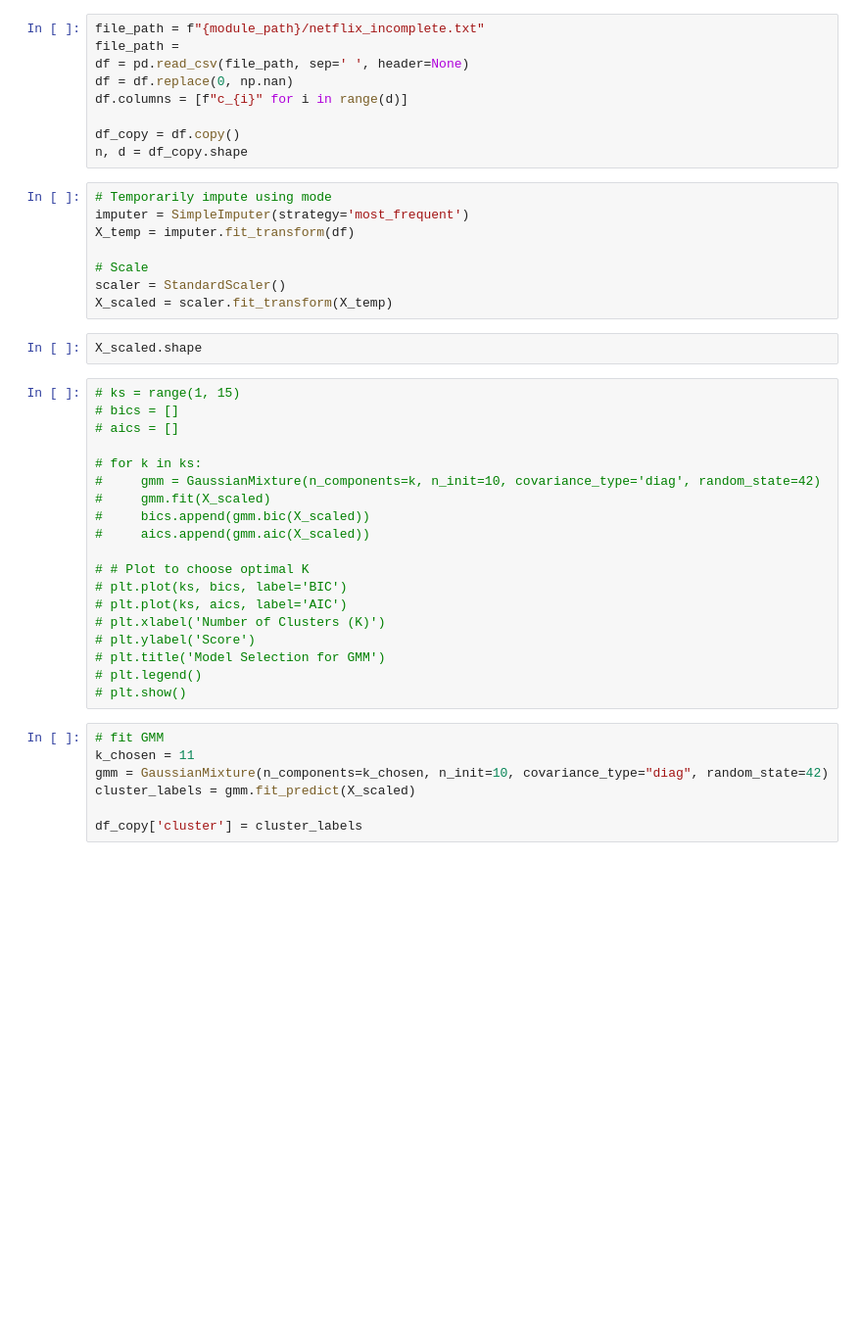
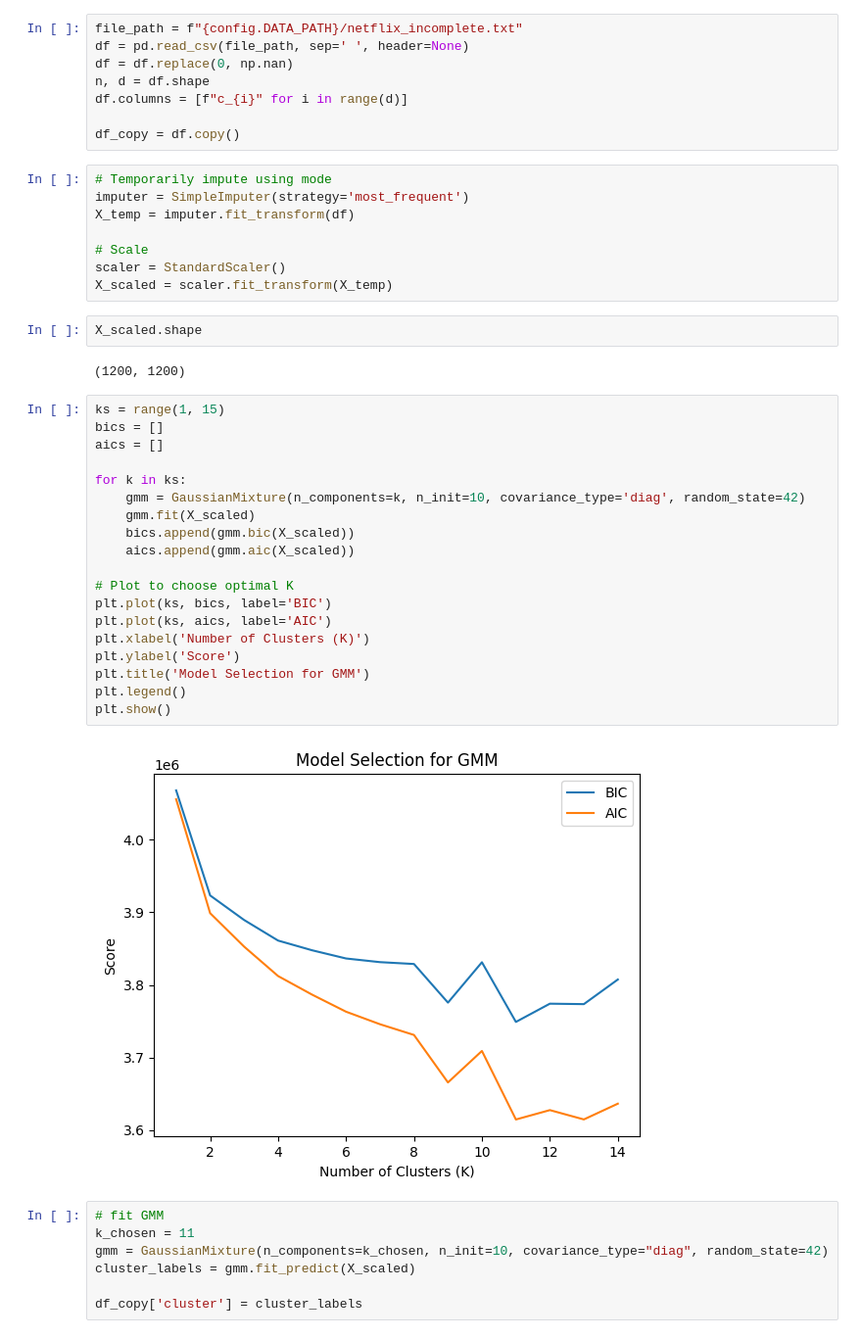
Before and after one commit to pr-rithwik/cluster_netflix, a Jupyter notebook: notebooks/rating_cluster_imputation.ipynb, the cells around one changed output. Shown at 98% size. Saved outputs shown, nothing was run; the diff lists cells and outputs as text; blank space fills up the shorter version.

```diff
--- a/notebooks/rating_cluster_imputation.ipynb
+++ b/notebooks/rating_cluster_imputation.ipynb
@@ -20,14 +24,13 @@ from sklearn.impute import SimpleImputer
 from sklearn.preprocessing import StandardScaler
 import matplotlib.pyplot as plt
 # %%
-file_path = f"{module_path}/netflix_incomplete.txt"
-file_path =
+file_path = f"{config.DATA_PATH}/netflix_incomplete.txt"
 df = pd.read_csv(file_path, sep=' ', header=None)
 df = df.replace(0, np.nan)
+n, d = df.shape
 df.columns = [f"c_{i}" for i in range(d)]
 
 df_copy = df.copy()
-n, d = df_copy.shape
 # %%
 # Temporarily impute using mode
 imputer = SimpleImputer(strategy='most_frequent')
@@ -38,25 +41,29 @@ scaler = StandardScaler()
 X_scaled = scaler.fit_transform(X_temp)
 # %%
 X_scaled.shape
+# %% [output]
+(1200, 1200)
 # %%
-# ks = range(1, 15)
-# bics = []
-# aics = []
+ks = range(1, 15)
+bics = []
+aics = []
 
-# for k in ks:
-#     gmm = GaussianMixture(n_components=k, n_init=10, covariance_type='diag', random_state=42)
-#     gmm.fit(X_scaled)
-#     bics.append(gmm.bic(X_scaled))
-#     aics.append(gmm.aic(X_scaled))
+for k in ks:
+    gmm = GaussianMixture(n_components=k, n_init=10, covariance_type='diag', random_state=42)
+    gmm.fit(X_scaled)
+    bics.append(gmm.bic(X_scaled))
+    aics.append(gmm.aic(X_scaled))
 
-# # Plot to choose optimal K
-# plt.plot(ks, bics, label='BIC')
-# plt.plot(ks, aics, label='AIC')
-# plt.xlabel('Number of Clusters (K)')
-# plt.ylabel('Score')
-# plt.title('Model Selection for GMM')
-# plt.legend()
-# plt.show()
+# Plot to choose optimal K
+plt.plot(ks, bics, label='BIC')
+plt.plot(ks, aics, label='AIC')
+plt.xlabel('Number of Clusters (K)')
+plt.ylabel('Score')
+plt.title('Model Selection for GMM')
+plt.legend()
+plt.show()
+# %% [output]
+[figure, added]
 # %%
 # fit GMM
 k_chosen = 11
```
Also changed, not shown: parts of 8 cells of this notebook, 2 other files.
